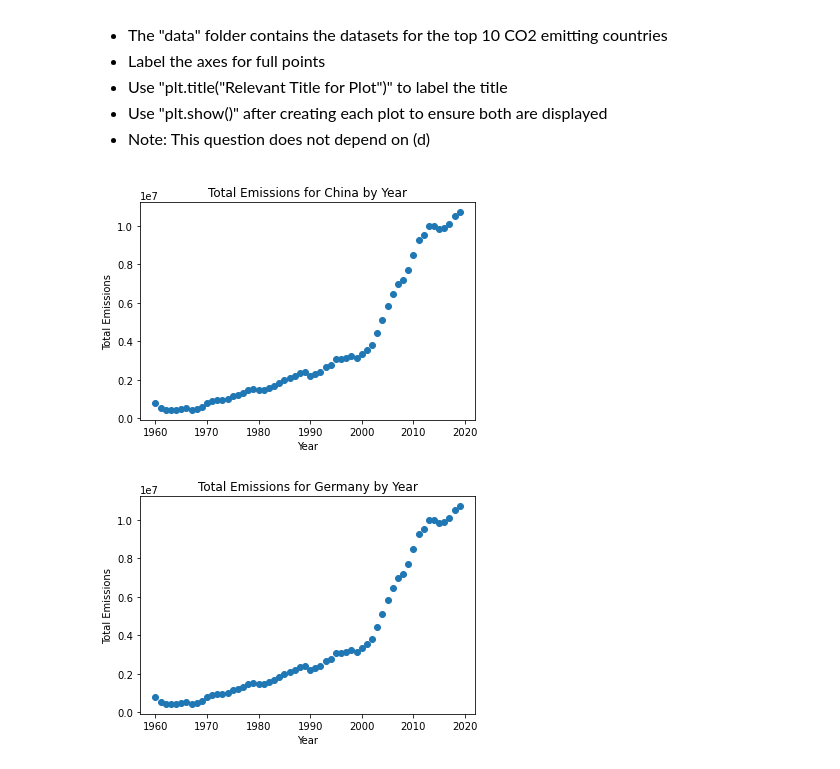
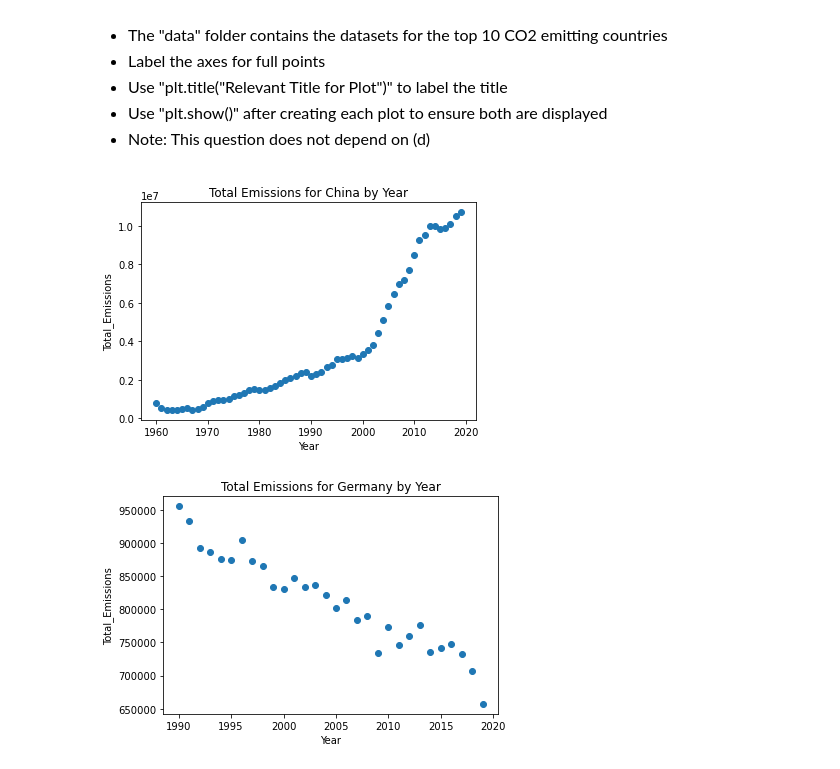
Before and after one commit to lydianneking/qtm151spring2025, a Jupyter notebook: Lecture 02/Assignment2.ipynb, the cells around one changed output. Cells and saved outputs as stored; diff of their text form; code cells hidden in the pictures.

```diff
--- a/Lecture 02/Assignment2.ipynb
+++ b/Lecture 02/Assignment2.ipynb
@@ -117,23 +118,23 @@ Name: total_emissions, dtype: float64
 # %%
 # Write your answer
 
 #Importing data
 china_emissions = pd.read_csv('/Users/lydiaking/Documents/GitHub/qtm151spring2025/Lecture 02/data/china_co2_emissions.csv')
 germany_emissions = pd.read_csv('/Users/lydiaking/Documents/GitHub/qtm151spring2025/Lecture 02/data/germany_co2_emissions.csv')
 
 #Scatterplot for China
 plt.scatter(x = china_emissions['year'], y = china_emissions['total_emissions'])
 plt.title("Total Emissions for China by Year")
 plt.xlabel("Year")
 plt.ylabel("Total_Emissions")
 plt.show()
 
 #Scatterplot for Germany
-plt.scatter(x = china_emissions['year'], y = china_emissions['total_emissions'])
+plt.scatter(x = germany_emissions['year'], y = germany_emissions['total_emissions'])
 plt.title("Total Emissions for Germany by Year")
 plt.xlabel("Year")
 plt.ylabel("Total_Emissions")
 plt.show()
 # %% [output]
-[figure, old version]
+[figure, new version]
-[figure, old version]
+[figure, new version]
```
Also changed, not shown: parts of 1 cell of this notebook, 22 other files.
